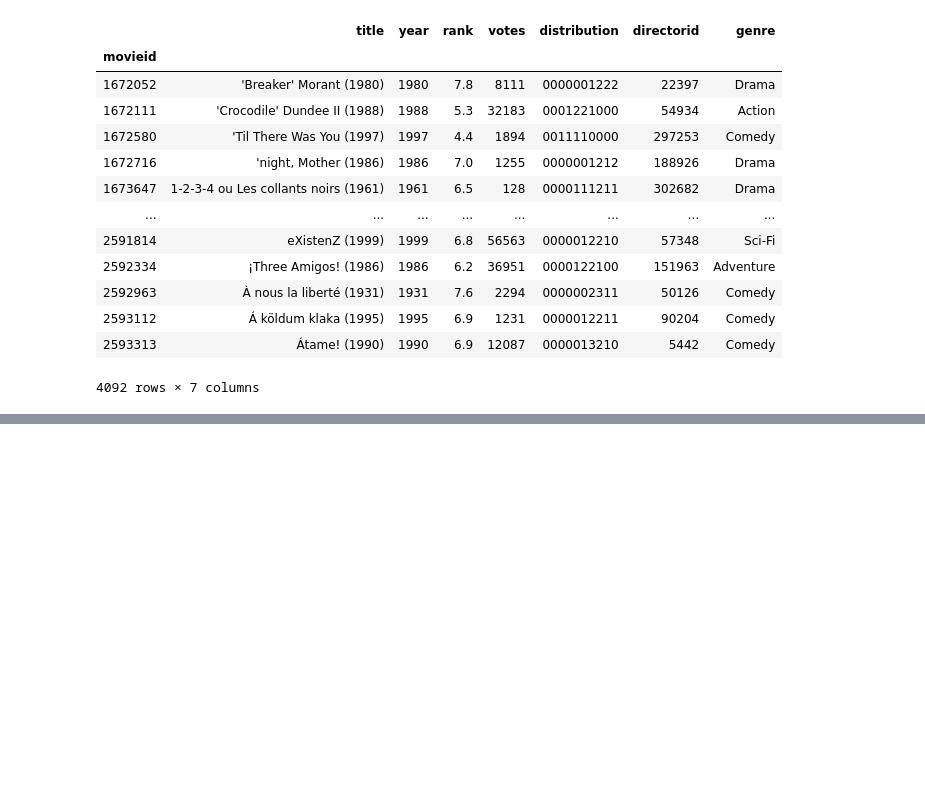
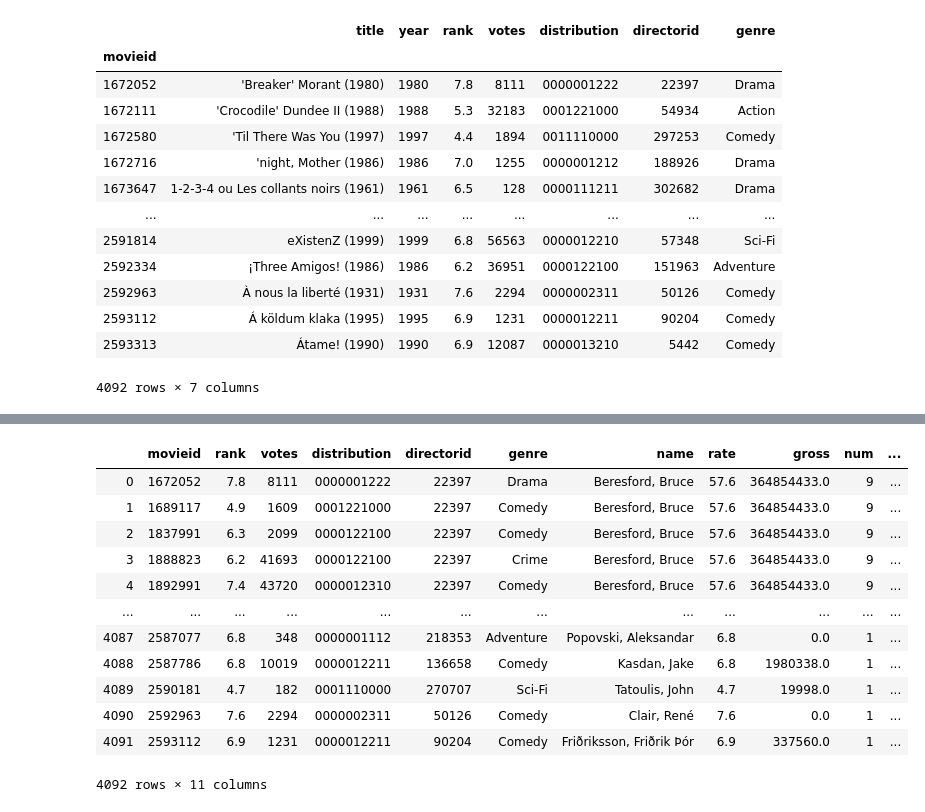
Before and after one commit to andresnino1/movies_analysis, a Jupyter notebook: Movies_JupyterNotebook.ipynb, the cells around one changed output, grey strips where cells are left out. Drawn from its saved outputs; the diff is of its cells as text; code cells hidden in the pictures; blank space fills up the shorter version.

```diff
--- a/Movies_JupyterNotebook.ipynb
+++ b/Movies_JupyterNotebook.ipynb
@@ -649,0 +778,4 @@ join_movies_ratings_directors
+# %%
+# Importing movies - directors
+
+movies_directors_no_id=pd.read_csv("movies2directors.csv")
@@ -649,0 +798,3 @@ join_movies_ratings_directors
+# %%
+#inner join between MOVIES_DIRECTORS_NO_ID and RATINGS taking directorid as key
+join_movies_directors_ratings = pd.merge(ratings, movies_directors_no_id, on = "movieid")
@@ -649,0 +817,4 @@ join_movies_ratings_directors
+# %%
+#INNER JOIN Between the table joined with movies2directors-ratings WITH directors
+#the join key will be DIRECTORID
+join_movies_directors_ratings_directors = pd.merge(join_movies_directors_ratings, directors, on = "directorid")
@@ -649,0 +837,20 @@ join_movies_ratings_directors
+# %%
+#adding a new column with the average income, this average income is gross / num
+
+join_movies_directors_ratings_directors["Average_Income"]=join_movies_directors_ratings_directors.apply(lambda row: (row.gross/row.num), axis=1)
+# %%
+join_movies_directors_ratings_directors
+# %% [output]
+|  | movieid | rank | votes | distribution | directorid | genre | name | rate | gross | num | ... |
+| 0 | 1672052 | 7.8 | 8111 | 0000001222 | 22397 | Drama | Beresford, Bruce | 57.6 | 364854433.0 | 9 | ... |
+| 1 | 1689117 | 4.9 | 1609 | 0001221000 | 22397 | Comedy | Beresford, Bruce | 57.6 | 364854433.0 | 9 | ... |
+| 2 | 1837991 | 6.3 | 2099 | 0000122100 | 22397 | Comedy | Beresford, Bruce | 57.6 | 364854433.0 | 9 | ... |
+| 3 | 1888823 | 6.2 | 41693 | 0000122100 | 22397 | Crime | Beresford, Bruce | 57.6 | 364854433.0 | 9 | ... |
+| 4 | 1892991 | 7.4 | 43720 | 0000012310 | 22397 | Comedy | Beresford, Bruce | 57.6 | 364854433.0 | 9 | ... |
+| ... | ... | ... | ... | ... | ... | ... | ... | ... | ... | ... | ... |
+| 4087 | 2587077 | 6.8 | 348 | 0000001112 | 218353 | Adventure | Popovski, Aleksandar | 6.8 | 0.0 | 1 | ... |
+| 4088 | 2587786 | 6.8 | 10019 | 0000012211 | 136658 | Comedy | Kasdan, Jake | 6.8 | 1980338.0 | 1 | ... |
+| 4089 | 2590181 | 4.7 | 182 | 0001110000 | 270707 | Sci-Fi | Tatoulis, John | 4.7 | 19998.0 | 1 | ... |
+| 4090 | 2592963 | 7.6 | 2294 | 0000002311 | 50126 | Comedy | Clair, René | 7.6 | 0.0 | 1 | ... |
+| 4091 | 2593112 | 6.9 | 1231 | 0000012211 | 90204 | Comedy | Friðriksson, Friðrik Þór | 6.9 | 337560.0 | 1 | ... |
+4092 rows × 11 columns
```
Also changed, not shown: parts of 31 cells of this notebook.
